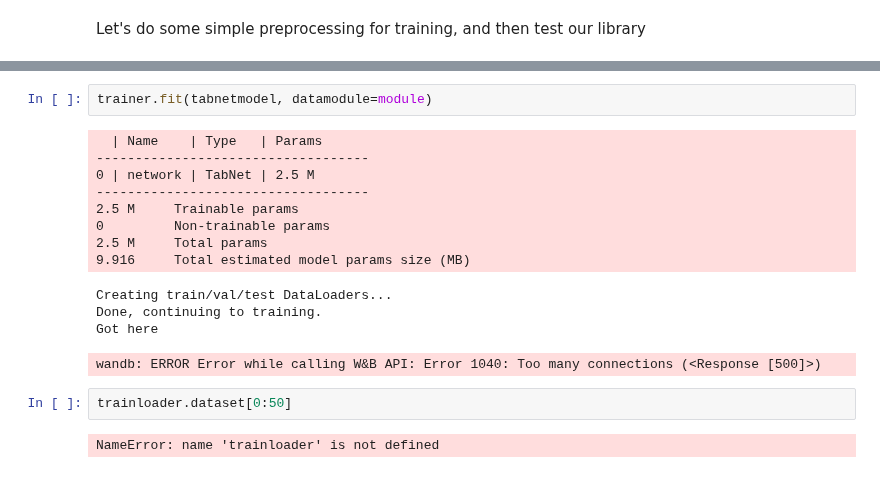
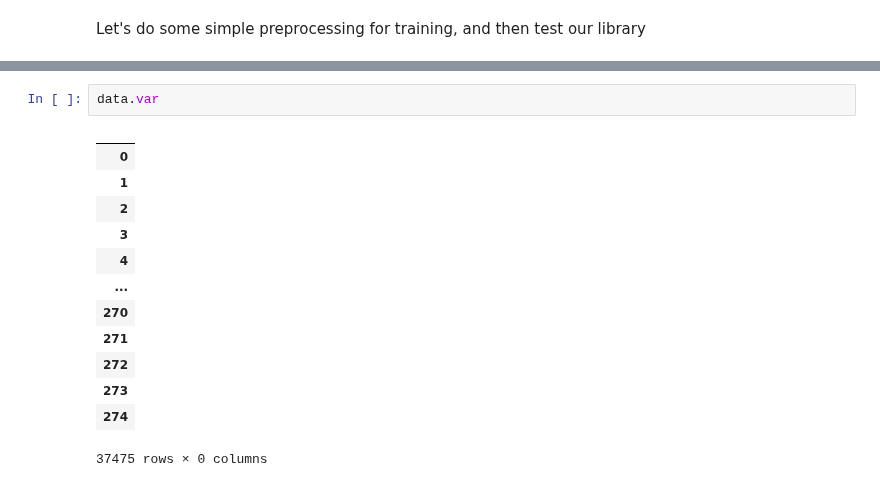
Before and after one commit to jlehrer1/comparative-organoids, a Jupyter notebook: notebooks/Retina_model_test.ipynb, the cells around one changed output, grey strips where cells are left out. Cells and saved outputs as stored; diff of their text form.

```diff
--- a/notebooks/Retina_model_test.ipynb
+++ b/notebooks/Retina_model_test.ipynb
@@ -147,19 +109,16 @@ IPU available: False, using: 0 IPUs
 # %%
-trainer.fit(tabnetmodel, datamodule=module)
+data.var
 # %% [output]
+|  |
+| 0 |
+| 1 |
+| 2 |
+| 3 |
+| 4 |
+| ... |
+| 270 |
+| 271 |
+| 272 |
+| 273 |
+| 274 |
-  | Name    | Type   | Params
------------------------------------
-0 | network | TabNet | 2.5 M
------------------------------------
-2.5 M     Trainable params
-0         Non-trainable params
-2.5 M     Total params
-9.916     Total estimated model params size (MB)
+37475 rows × 0 columns
-Creating train/val/test DataLoaders...
-Done, continuing to training.
-Got here
-wandb: ERROR Error while calling W&B API: Error 1040: Too many connections (<Response [500]>)
-# %%
-trainloader.dataset[0:50]
-# %% [output]
-NameError: name 'trainloader' is not defined
```
Also changed, not shown: parts of 12 cells of this notebook, 13 other files.
